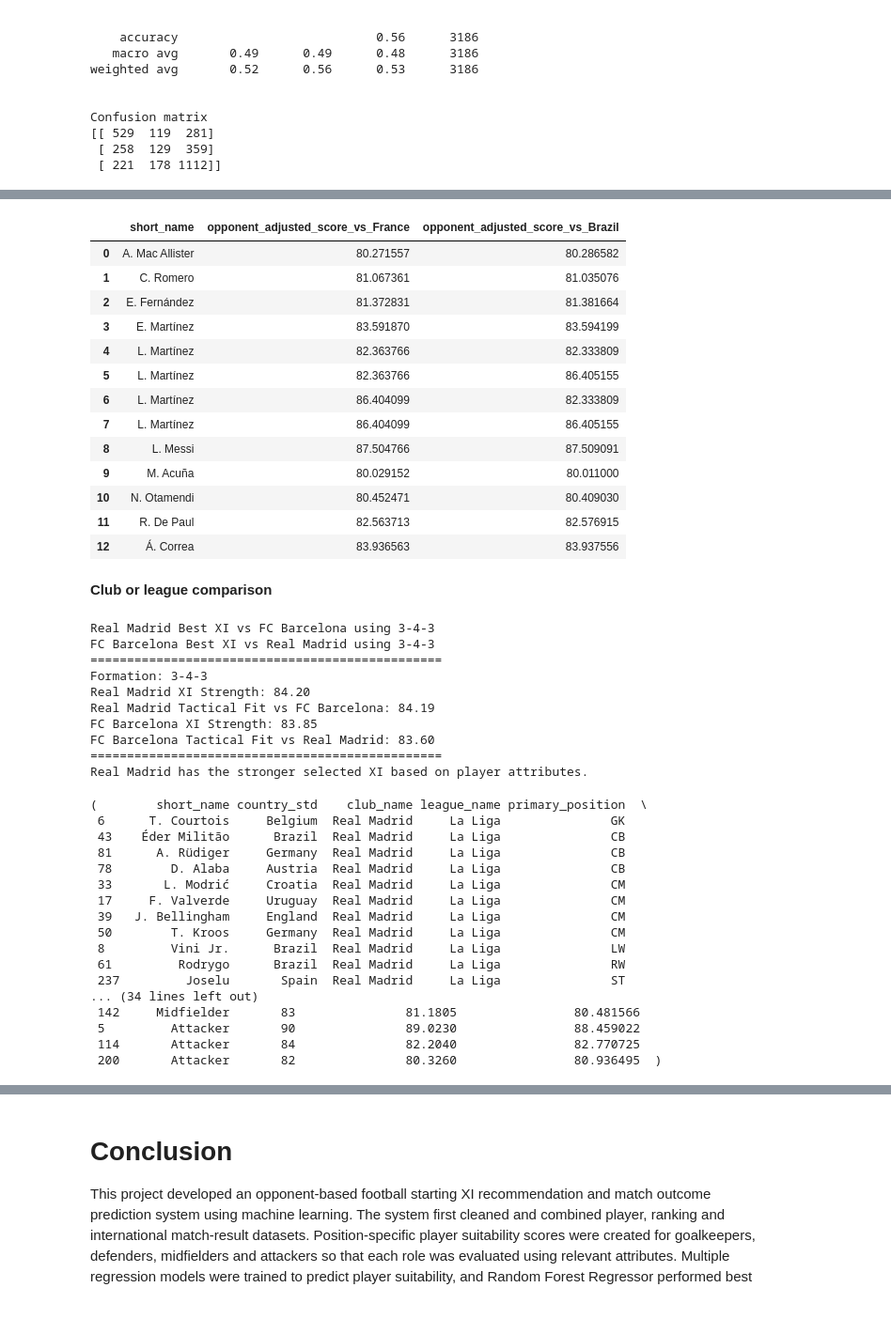
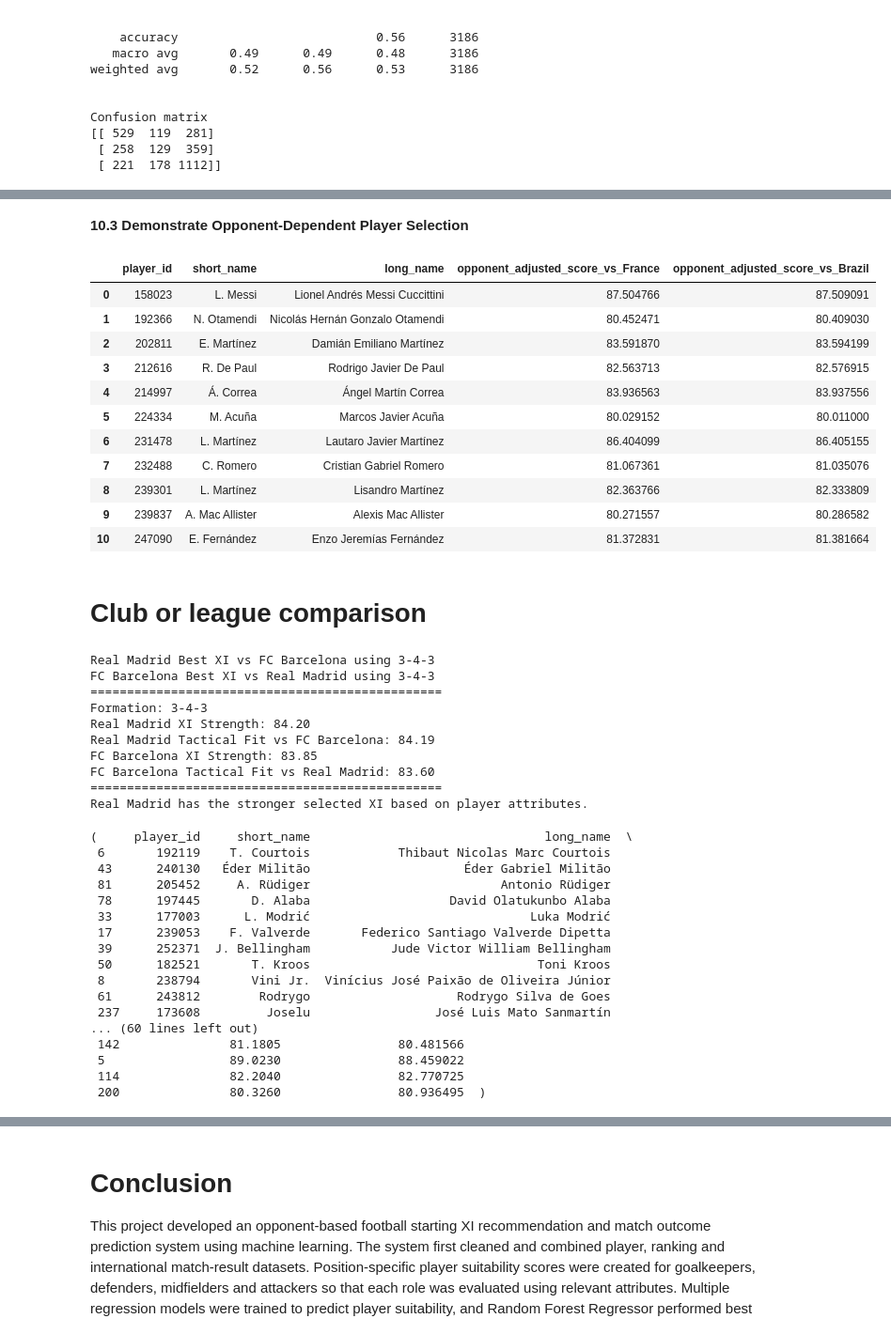
Before and after one commit to joyanddas500/Algorithm-Project, a Jupyter notebook: final-ml-project-by-joy.ipynb, the cells around one changed output, grey strips where cells are left out. Shown at 94% size. Drawn from its saved outputs; the diff is of its cells as text; code cells hidden in the pictures.

```diff
--- a/final-ml-project-by-joy.ipynb
+++ b/final-ml-project-by-joy.ipynb
@@ -1476,7 +1538,9 @@ def recommend_best_xi(
         )
 
     output_cols = [
+        'player_id',
         'short_name',
+        'long_name',
         'country_std',
         'club_name',
         'league_name',
@@ -3402,3 +3471,5 @@ Highest-rated XI used for comparison
+# %% [markdown]
+**10.3 Demonstrate Opponent-Dependent Player Selection**
 # %%
 xi_vs_france = recommend_best_xi(
     'Argentina',
@@ -3412,55 +3483,51 @@ xi_vs_france = recommend_best_xi(
 xi_vs_brazil = recommend_best_xi(
     'Argentina',
     entity_type='country',
     formation='4-3-3',
     opponent_name='Brazil',
     verbose=False
 )
 
 
 opponent_test = xi_vs_france[
     [
+        'player_id',
         'short_name',
+        'long_name',
         'opponent_adjusted_score'
     ]
 ].merge(
-
     xi_vs_brazil[
         [
-            'short_name',
+            'player_id',
             'opponent_adjusted_score'
         ]
     ],
-
-    on='short_name',
-
+    on='player_id',
     how='outer',
-
     suffixes=(
         '_vs_France',
         '_vs_Brazil'
     )
 )
 
 
 opponent_test
 # %% [output]
-|  | short_name | opponent_adjusted_score_vs_France | opponent_adjusted_score_vs_Brazil |
-| 0 | A. Mac Allister | 80.271557 | 80.286582 |
-| 1 | C. Romero | 81.067361 | 81.035076 |
-| 2 | E. Fernández | 81.372831 | 81.381664 |
-| 3 | E. Martínez | 83.591870 | 83.594199 |
-| 4 | L. Martínez | 82.363766 | 82.333809 |
-| 5 | L. Martínez | 82.363766 | 86.405155 |
-| 6 | L. Martínez | 86.404099 | 82.333809 |
-| 7 | L. Martínez | 86.404099 | 86.405155 |
-| 8 | L. Messi | 87.504766 | 87.509091 |
-| 9 | M. Acuña | 80.029152 | 80.011000 |
-| 10 | N. Otamendi | 80.452471 | 80.409030 |
-| 11 | R. De Paul | 82.563713 | 82.576915 |
-| 12 | Á. Correa | 83.936563 | 83.937556 |
+|  | player_id | short_name | long_name | opponent_adjusted_score_vs_France | opponent_adjusted_score_vs_Brazil |
+| 0 | 158023 | L. Messi | Lionel Andrés Messi Cuccittini | 87.504766 | 87.509091 |
+| 1 | 192366 | N. Otamendi | Nicolás Hernán Gonzalo Otamendi | 80.452471 | 80.409030 |
+| 2 | 202811 | E. Martínez | Damián Emiliano Martínez | 83.591870 | 83.594199 |
+| 3 | 212616 | R. De Paul | Rodrigo Javier De Paul | 82.563713 | 82.576915 |
+| 4 | 214997 | Á. Correa | Ángel Martín Correa | 83.936563 | 83.937556 |
+| 5 | 224334 | M. Acuña | Marcos Javier Acuña | 80.029152 | 80.011000 |
+| 6 | 231478 | L. Martínez | Lautaro Javier Martínez | 86.404099 | 86.405155 |
+| 7 | 232488 | C. Romero | Cristian Gabriel Romero | 81.067361 | 81.035076 |
+| 8 | 239301 | L. Martínez | Lisandro Martínez | 82.363766 | 82.333809 |
+| 9 | 239837 | A. Mac Allister | Alexis Mac Allister | 80.271557 | 80.286582 |
+| 10 | 247090 | E. Fernández | Enzo Jeremías Fernández | 81.372831 | 81.381664 |
 # %% [markdown]
-**Club or league comparison**
+# Club or league comparison
 # %%
 compare_two_teams('Real Madrid', 'FC Barcelona', entity_type='club', formation ='3-4-3')
 # %% [output]
@@ -3474,23 +3541,23 @@ FC Barcelona XI Strength: 83.85
 FC Barcelona Tactical Fit vs Real Madrid: 83.60
 ================================================
 Real Madrid has the stronger selected XI based on player attributes.
-(        short_name country_std    club_name league_name primary_position  \
- 6      T. Courtois     Belgium  Real Madrid     La Liga               GK
- 43    Éder Militão      Brazil  Real Madrid     La Liga               CB
- 81      A. Rüdiger     Germany  Real Madrid     La Liga               CB
- 78        D. Alaba     Austria  Real Madrid     La Liga               CB
- 33       L. Modrić     Croatia  Real Madrid     La Liga               CM
- 17     F. Valverde     Uruguay  Real Madrid     La Liga               CM
- 39   J. Bellingham     England  Real Madrid     La Liga               CM
- 50        T. Kroos     Germany  Real Madrid     La Liga               CM
- 8         Vini Jr.      Brazil  Real Madrid     La Liga               LW
- 61         Rodrygo      Brazil  Real Madrid     La Liga               RW
- 237         Joselu       Spain  Real Madrid     La Liga               ST
-... (34 lines left out)
- 142     Midfielder       83               81.1805                80.481566
- 5         Attacker       90               89.0230                88.459022
- 114       Attacker       84               82.2040                82.770725
- 200       Attacker       82               80.3260                80.936495  )
+(     player_id     short_name                                long_name  \
+ 6       192119    T. Courtois            Thibaut Nicolas Marc Courtois
+ 43      240130   Éder Militão                     Éder Gabriel Militão
+ 81      205452     A. Rüdiger                          Antonio Rüdiger
+ 78      197445       D. Alaba                   David Olatukunbo Alaba
+ 33      177003      L. Modrić                              Luka Modrić
+ 17      239053    F. Valverde       Federico Santiago Valverde Dipetta
+ 39      252371  J. Bellingham           Jude Victor William Bellingham
+ 50      182521       T. Kroos                               Toni Kroos
+ 8       238794       Vini Jr.  Vinícius José Paixão de Oliveira Júnior
+ 61      243812        Rodrygo                    Rodrygo Silva de Goes
+ 237     173608         Joselu                 José Luis Mato Sanmartín
+... (60 lines left out)
+ 142               81.1805                80.481566
+ 5                 89.0230                88.459022
+ 114               82.2040                82.770725
+ 200               80.3260                80.936495  )
 # %%
 compare_two_teams('Premier League', 'La Liga', entity_type='league')
 # %% [output]
```
Also changed, not shown: parts of 85 cells of this notebook.
